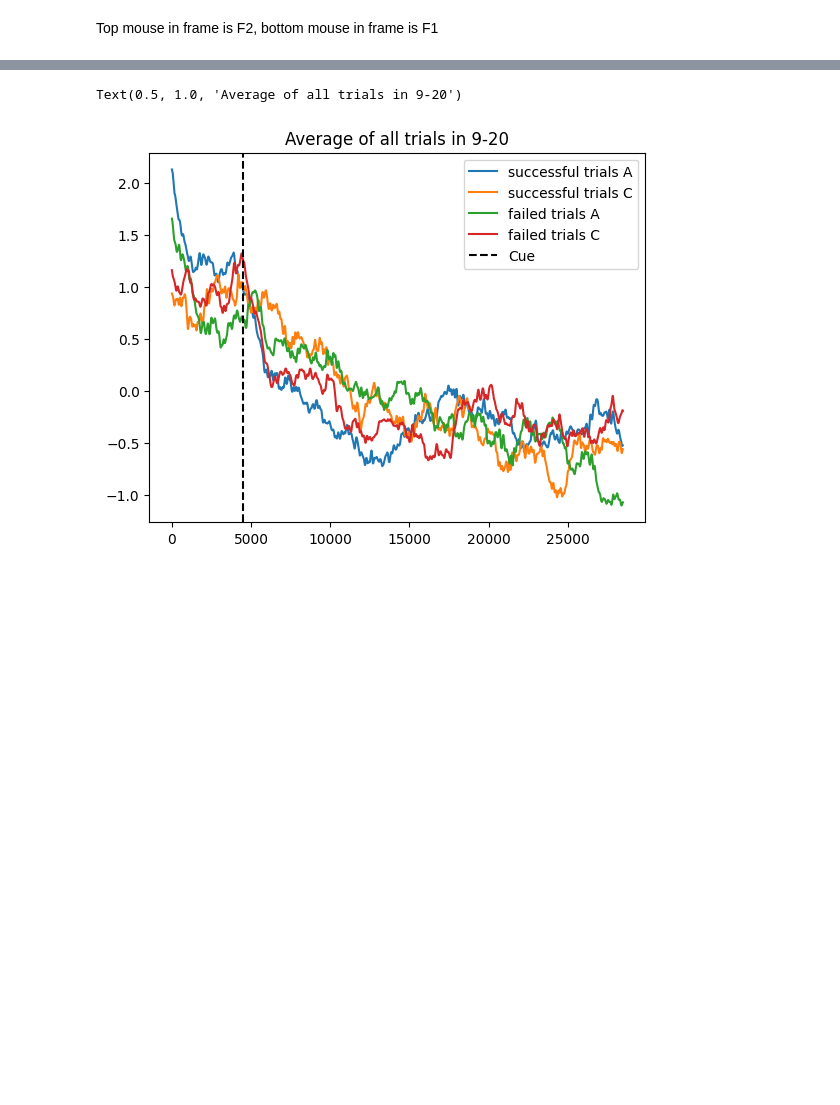
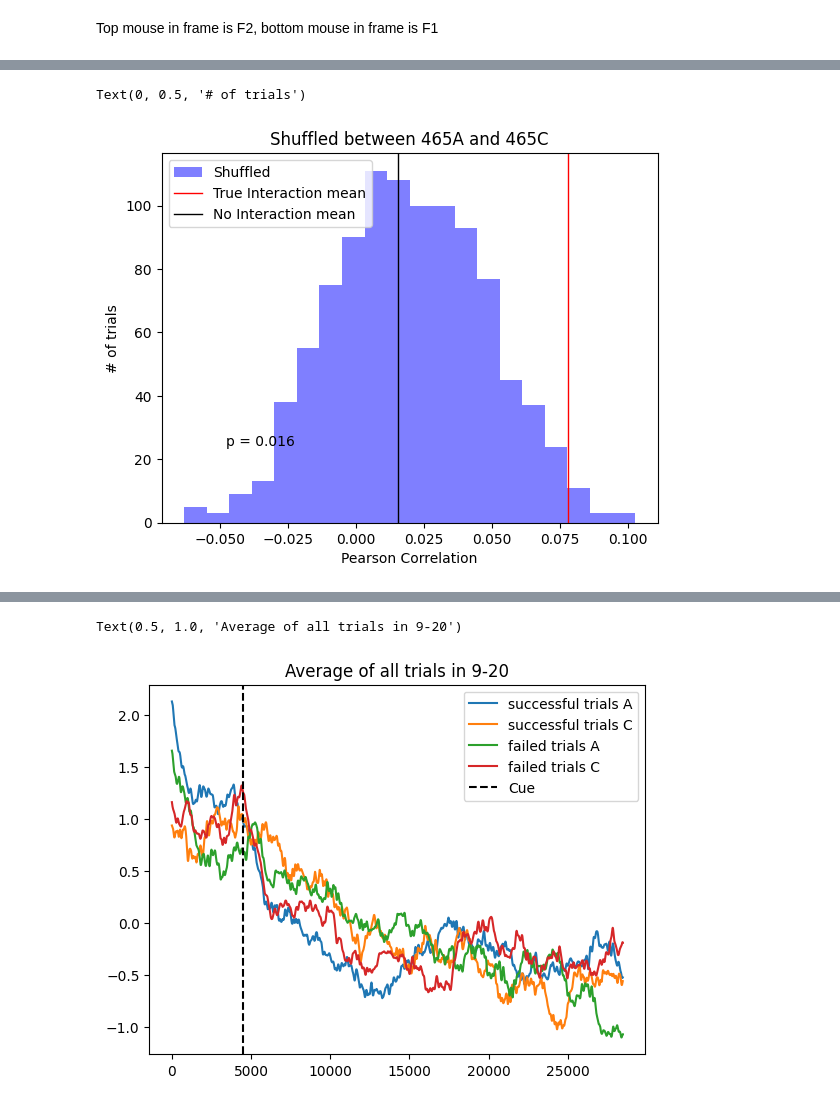
Before and after one commit to Tsuchijo/Interaction_Task_Data_Processing, a Jupyter notebook: src/notebooks/process_photometry.ipynb, the cells around one changed output, grey strips where cells are left out. Drawn from its saved outputs; the diff is of its cells as text; code cells hidden in the pictures; blank space fills up the shorter version.

```diff
--- a/src/notebooks/process_photometry.ipynb
+++ b/src/notebooks/process_photometry.ipynb
@@ -452,0 +444,25 @@ PearsonRResult(statistic=-0.06288310714373835, pvalue=2.3240990971964608e-234)
+# %%
+cat_corr_succ = (stats.pearsonr(np.concatenate(np.array(success_list_465A)[ :, 15000:], axis=0), np.concatenate(np.array(success_list_465C)[ :, 15000:], axis=0)))
+# shuffle repeatedly to create distribution of shuffled correlations
+shuffled_corr_dist = []
+for i in range(1000):
+    np.random.shuffle(shuffled_465A)
+    np.random.shuffle(shuffled_465C)
+    shuffled_corr_dist.append(stats.pearsonr(np.concatenate(np.array(shuffled_465A)[ :, 15000:], axis=0), np.concatenate(np.array(shuffled_465C)[ :, 15000:], axis=0))[0])
+cat_corr_fail = stats.pearsonr(np.concatenate(np.array(fail_list_465A)[ :len(success_list_465A), 15000:], axis=0), np.concatenate(np.array(fail_list_465C)[ :len(success_list_465A), 15000:], axis=0))
+# plot shuffled correlation distribution
+fig, ax = plt.subplots(1, 1)
+ax.hist(shuffled_corr_dist, bins=20, color='blue', label='Shuffled', alpha=0.5)
+ax.axvline(cat_corr_succ[0], color='red', linestyle='solid', label='True Interaction mean', linewidth=1)
+ax.axvline(cat_corr_fail[0], color='black', linestyle='solid', label='No Interaction mean', linewidth=1)
+# run  a t-test to find the p value
+p_value = sum([p > cat_corr_succ[0] for p in shuffled_corr_dist])/len(shuffled_corr_dist)
+# add p value to the plot
+ax.text(0.2, 0.2, 'p = ' + str(p_value), horizontalalignment='center', verticalalignment='bottom', transform=ax.transAxes)
+ax.set_title('Shuffled between 465A and 465C')
+ax.legend()
+ax.set_xlabel('Pearson Correlation')
+ax.set_ylabel('# of trials')
+# %% [output]
+Text(0, 0.5, '# of trials')
+[figure, added]
```
Also changed, not shown: parts of 15 cells of this notebook, 6 other files.
